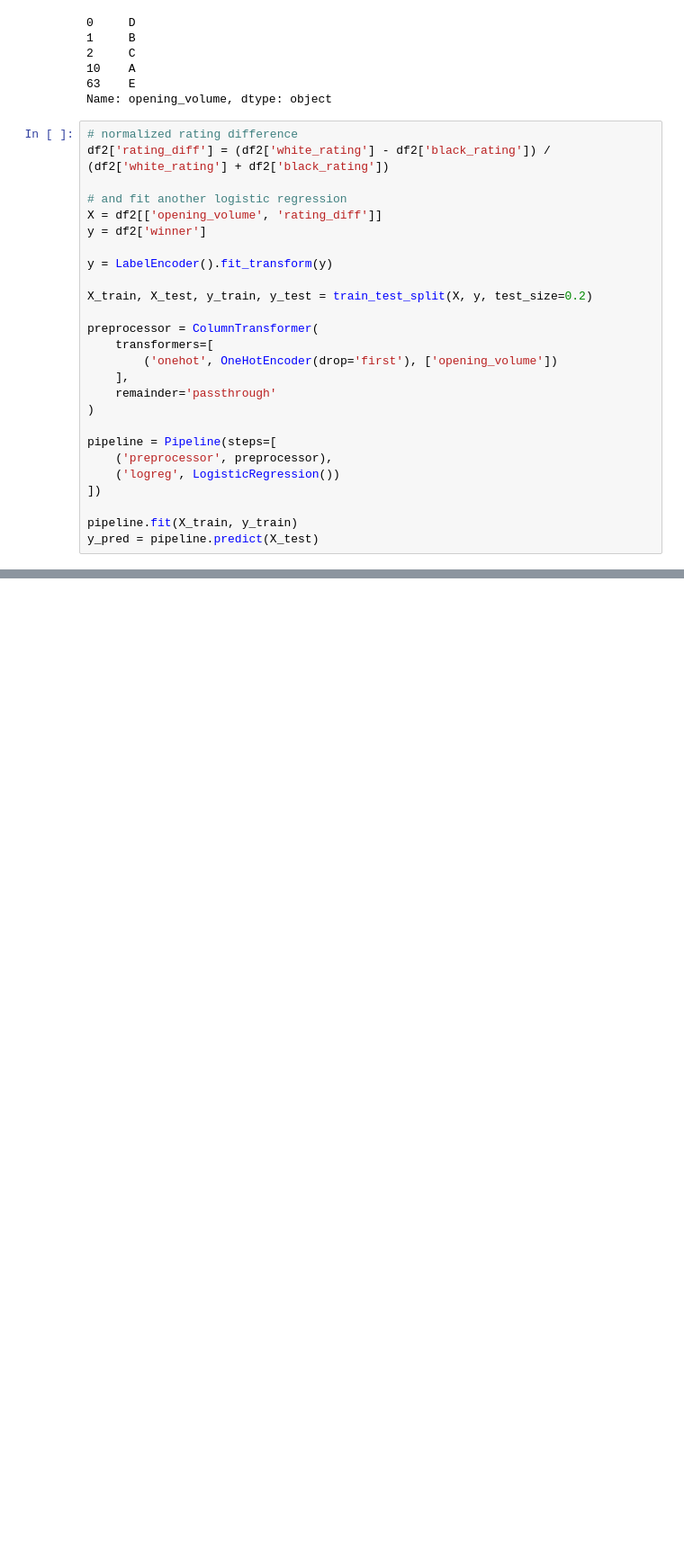
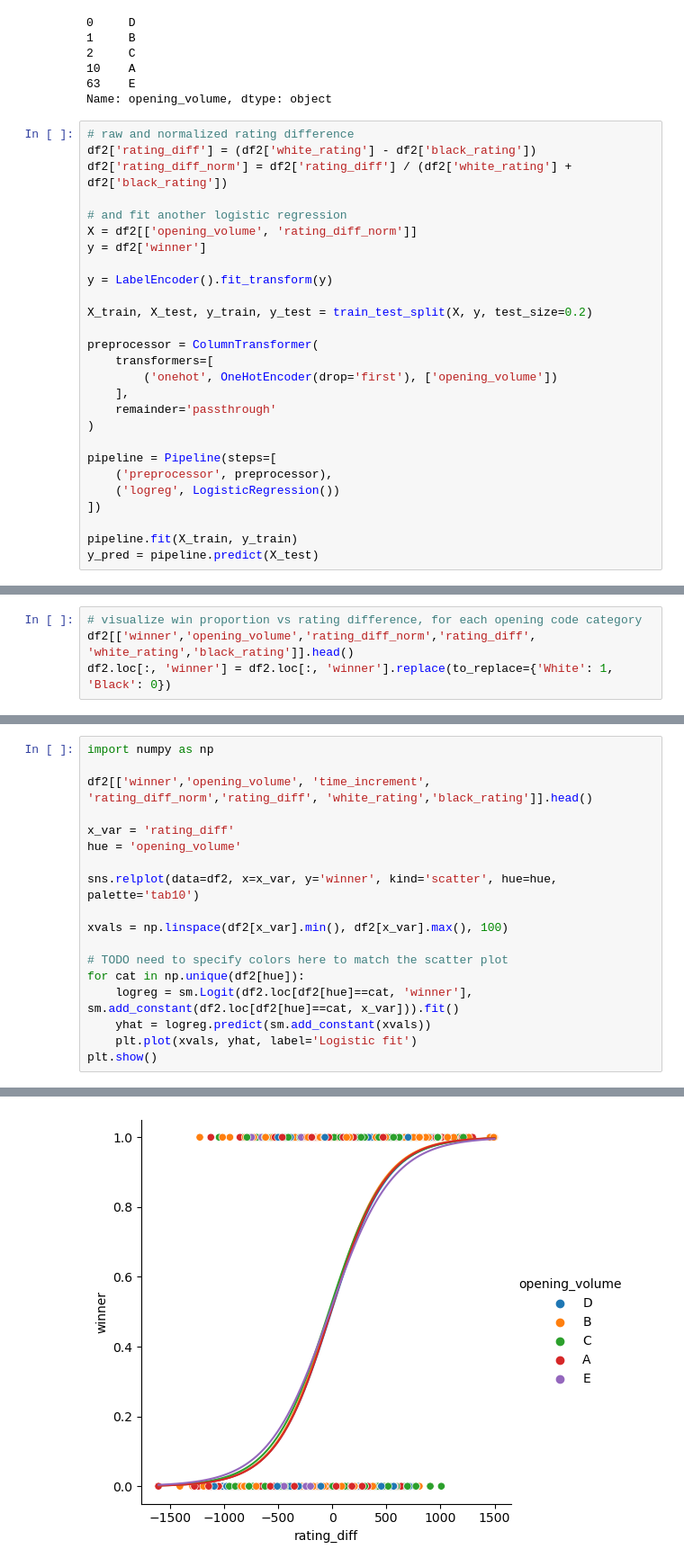
Before and after one commit to sjjerjian/portfolio_projects, a Jupyter notebook: chess-games/chess_opening_winner_predictions.ipynb, the cells around one changed output, grey strips where cells are left out. Shown at 90% size. Saved outputs shown, nothing was run; the diff lists cells and outputs as text; blank space fills up the shorter version.

Commit message:
more exploration on logreg model

```diff
--- a/chess-games/chess_opening_winner_predictions.ipynb
+++ b/chess-games/chess_opening_winner_predictions.ipynb
@@ -244,11 +241,12 @@ df2['opening_volume'].drop_duplicates()   # 5 opening volumes, A-E
 63    E
 Name: opening_volume, dtype: object
 # %%
-# normalized rating difference
-df2['rating_diff'] = (df2['white_rating'] - df2['black_rating']) / (df2['white_rating'] + df2['black_rating'])
+# raw and normalized rating difference
+df2['rating_diff'] = (df2['white_rating'] - df2['black_rating'])
+df2['rating_diff_norm'] = df2['rating_diff'] / (df2['white_rating'] + df2['black_rating'])
 
 # and fit another logistic regression
-X = df2[['opening_volume', 'rating_diff']]
+X = df2[['opening_volume', 'rating_diff_norm']]
 y = df2['winner']
 
 y = LabelEncoder().fit_transform(y)
@@ -292,0 +302,4 @@ But first we should do some more exploratory analysis to see if there are repeat
+# %%
+# visualize win proportion vs rating difference, for each opening code category
+df2[['winner','opening_volume','rating_diff_norm','rating_diff', 'white_rating','black_rating']].head()
+df2.loc[:, 'winner'] = df2.loc[:, 'winner'].replace(to_replace={'White': 1, 'Black': 0})
@@ -292,0 +312,19 @@ But first we should do some more exploratory analysis to see if there are repeat
+# %%
+import numpy as np
+
+df2[['winner','opening_volume', 'time_increment', 'rating_diff_norm','rating_diff', 'white_rating','black_rating']].head()
+
+x_var = 'rating_diff'
+hue = 'opening_volume'
+
+sns.relplot(data=df2, x=x_var, y='winner', kind='scatter', hue=hue, palette='tab10')
+
+xvals = np.linspace(df2[x_var].min(), df2[x_var].max(), 100)
+
+# TODO need to specify colors here to match the scatter plot
+for cat in np.unique(df2[hue]):
+    logreg = sm.Logit(df2.loc[df2[hue]==cat, 'winner'], sm.add_constant(df2.loc[df2[hue]==cat, x_var])).fit()
+    yhat = logreg.predict(sm.add_constant(xvals))
+    plt.plot(xvals, yhat, label='Logistic fit')
+plt.show()
+# %% [output]
@@ -292,0 +346 @@ But first we should do some more exploratory analysis to see if there are repeat
+[figure, added]
```
Also changed, not shown: parts of 24 cells of this notebook.
